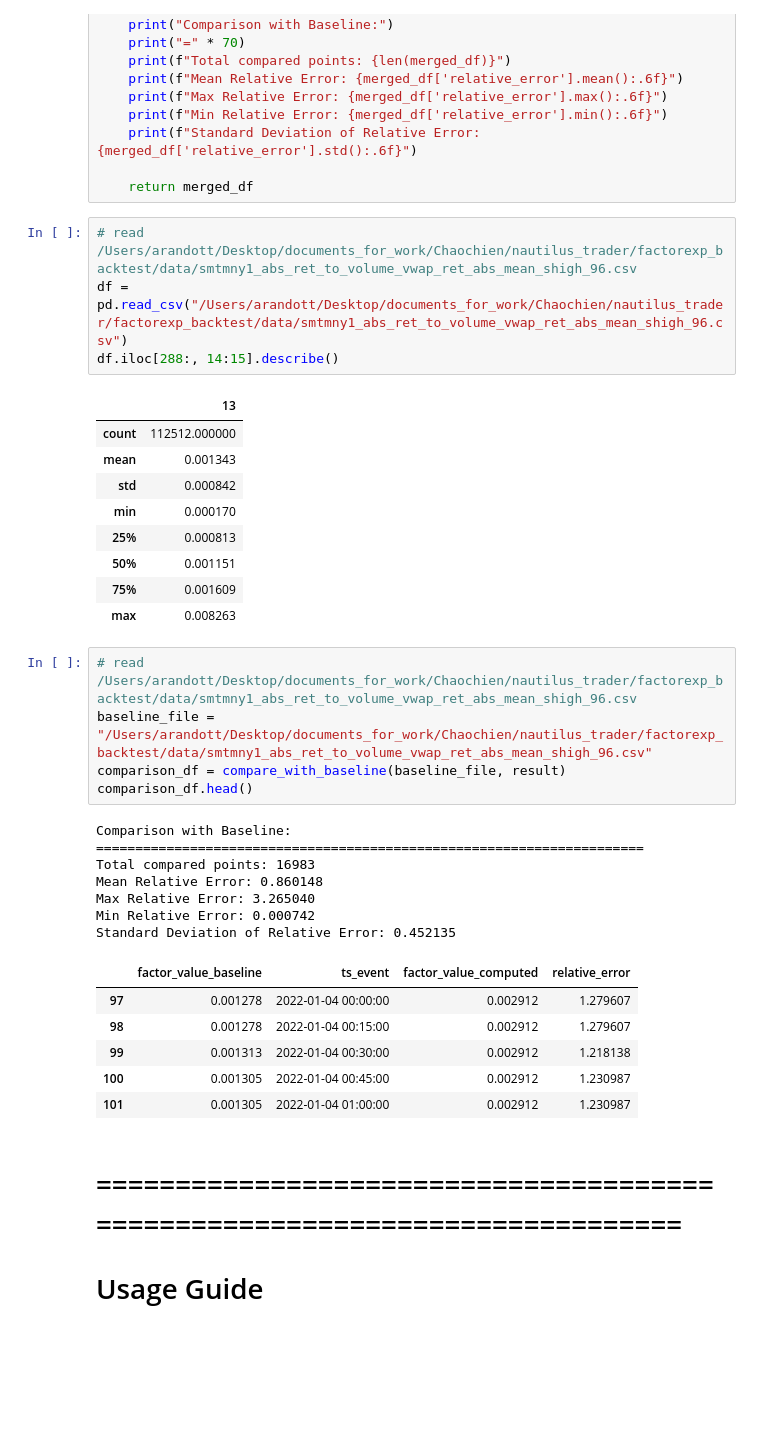
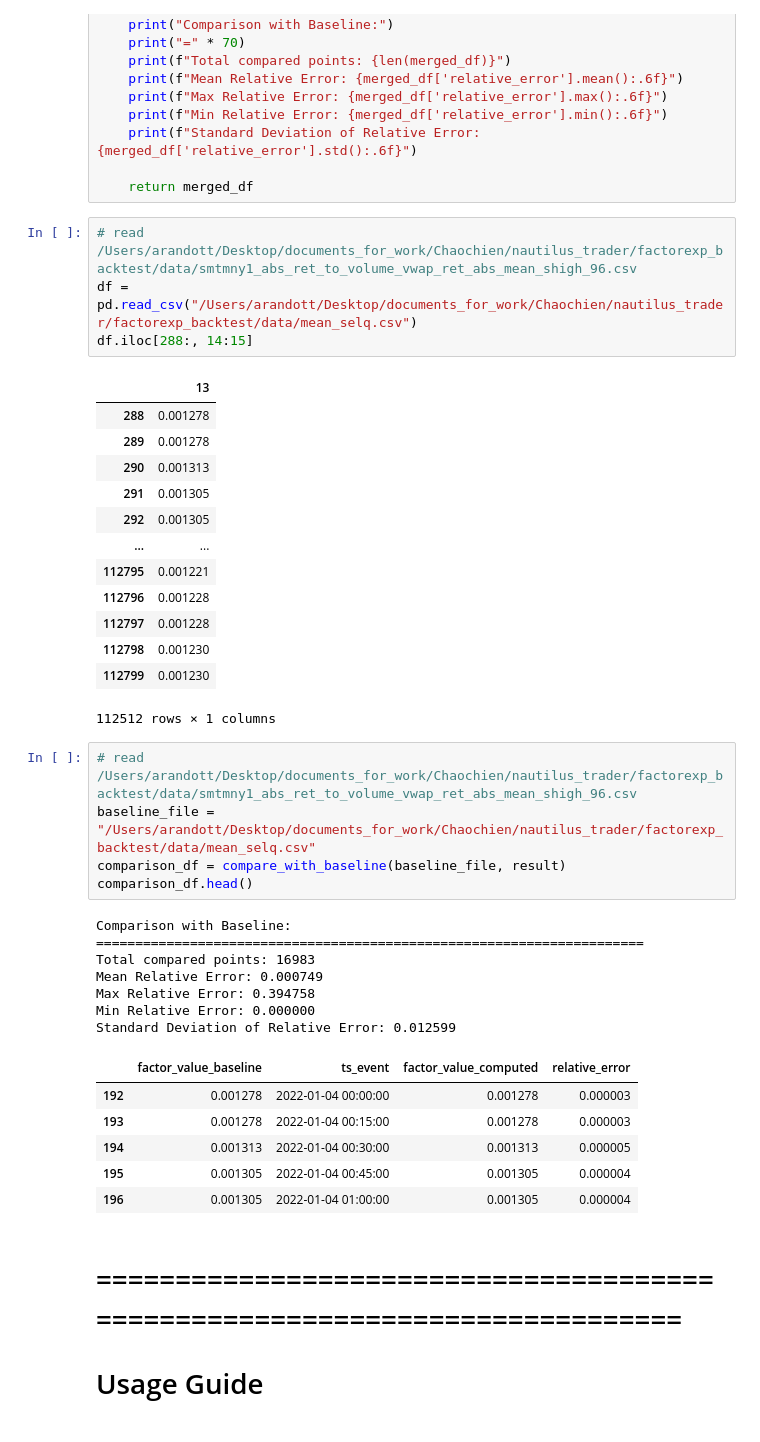
Before and after one commit to Arandott/nautilus_trader, a Jupyter notebook: factorexp_backtest/research/notebooks/factor_playground.ipynb, the cells around one changed output. Drawn from its saved outputs; the diff is of its cells as text; blank space fills up the shorter version.

```diff
--- a/factorexp_backtest/research/notebooks/factor_playground.ipynb
+++ b/factorexp_backtest/research/notebooks/factor_playground.ipynb
@@ -552,37 +388,41 @@ def compare_with_baseline(baseline_csv_path, result_df):
     return merged_df
 # %%
 # read /Users/arandott/Desktop/documents_for_work/Chaochien/nautilus_trader/factorexp_backtest/data/smtmny1_abs_ret_to_volume_vwap_ret_abs_mean_shigh_96.csv
-df = pd.read_csv("/Users/arandott/Desktop/documents_for_work/Chaochien/nautilus_trader/factorexp_backtest/data/smtmny1_abs_ret_to_volume_vwap_ret_abs_mean_shigh_96.csv")
-df.iloc[288:, 14:15].describe()
+df = pd.read_csv("/Users/arandott/Desktop/documents_for_work/Chaochien/nautilus_trader/factorexp_backtest/data/mean_selq.csv")
+df.iloc[288:, 14:15]
 # %% [output]
 |  | 13 |
-| count | 112512.000000 |
-| mean | 0.001343 |
-| std | 0.000842 |
-| min | 0.000170 |
-| 25% | 0.000813 |
-| 50% | 0.001151 |
-| 75% | 0.001609 |
-| max | 0.008263 |
+| 288 | 0.001278 |
+| 289 | 0.001278 |
+| 290 | 0.001313 |
+| 291 | 0.001305 |
+| 292 | 0.001305 |
+| ... | ... |
+| 112795 | 0.001221 |
+| 112796 | 0.001228 |
+| 112797 | 0.001228 |
+| 112798 | 0.001230 |
+| 112799 | 0.001230 |
+112512 rows × 1 columns
 # %%
 # read /Users/arandott/Desktop/documents_for_work/Chaochien/nautilus_trader/factorexp_backtest/data/smtmny1_abs_ret_to_volume_vwap_ret_abs_mean_shigh_96.csv
-baseline_file = "/Users/arandott/Desktop/documents_for_work/Chaochien/nautilus_trader/factorexp_backtest/data/smtmny1_abs_ret_to_volume_vwap_ret_abs_mean_shigh_96.csv"
+baseline_file = "/Users/arandott/Desktop/documents_for_work/Chaochien/nautilus_trader/factorexp_backtest/data/mean_selq.csv"
 comparison_df = compare_with_baseline(baseline_file, result)
 comparison_df.head()
 # %% [output]
 Comparison with Baseline:
 ======================================================================
 Total compared points: 16983
-Mean Relative Error: 0.860148
-Max Relative Error: 3.265040
-Min Relative Error: 0.000742
-Standard Deviation of Relative Error: 0.452135
+Mean Relative Error: 0.000749
+Max Relative Error: 0.394758
+Min Relative Error: 0.000000
+Standard Deviation of Relative Error: 0.012599
 |  | factor_value_baseline | ts_event | factor_value_computed | relative_error |
-| 97 | 0.001278 | 2022-01-04 00:00:00 | 0.002912 | 1.279607 |
-| 98 | 0.001278 | 2022-01-04 00:15:00 | 0.002912 | 1.279607 |
-| 99 | 0.001313 | 2022-01-04 00:30:00 | 0.002912 | 1.218138 |
-| 100 | 0.001305 | 2022-01-04 00:45:00 | 0.002912 | 1.230987 |
-| 101 | 0.001305 | 2022-01-04 01:00:00 | 0.002912 | 1.230987 |
+| 192 | 0.001278 | 2022-01-04 00:00:00 | 0.001278 | 0.000003 |
+| 193 | 0.001278 | 2022-01-04 00:15:00 | 0.001278 | 0.000003 |
+| 194 | 0.001313 | 2022-01-04 00:30:00 | 0.001313 | 0.000005 |
+| 195 | 0.001305 | 2022-01-04 00:45:00 | 0.001305 | 0.000004 |
+| 196 | 0.001305 | 2022-01-04 01:00:00 | 0.001305 | 0.000004 |
 # %% [markdown]
 # ============================================================================
 # Usage Guide
```
Also changed, not shown: parts of 5 cells of this notebook, 12 other files.
